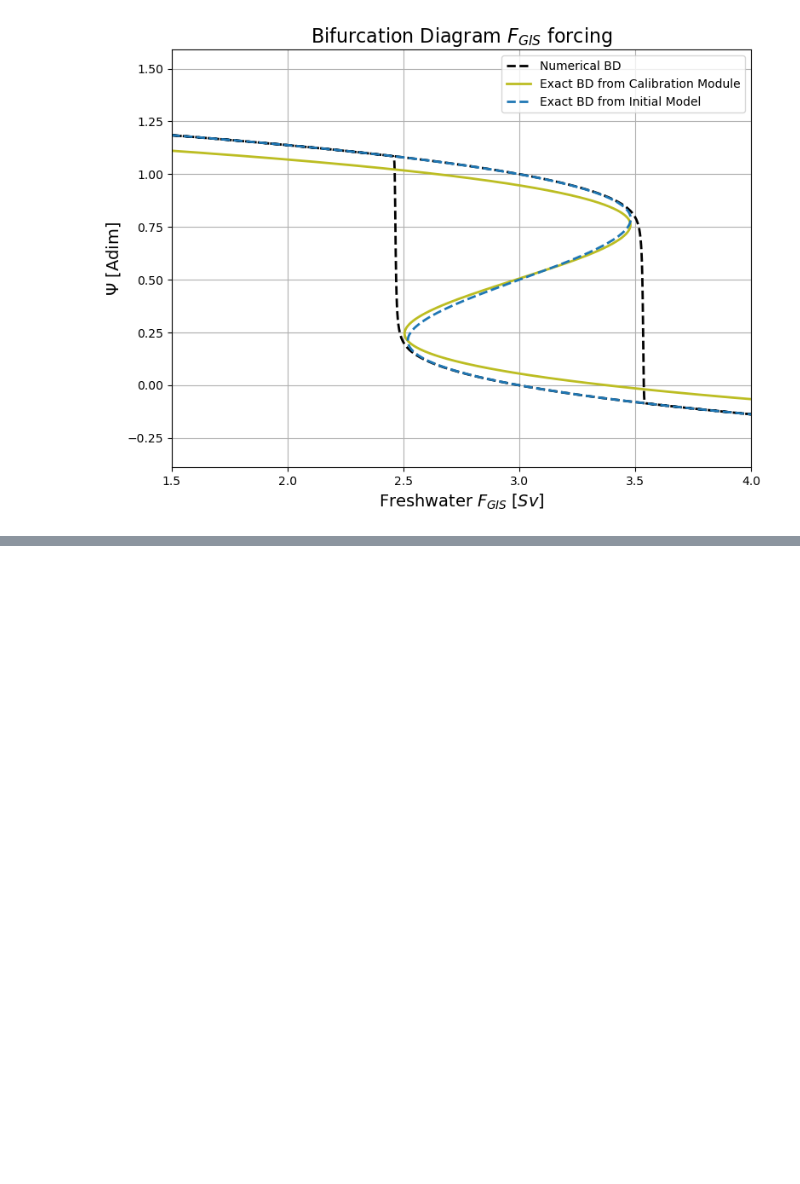
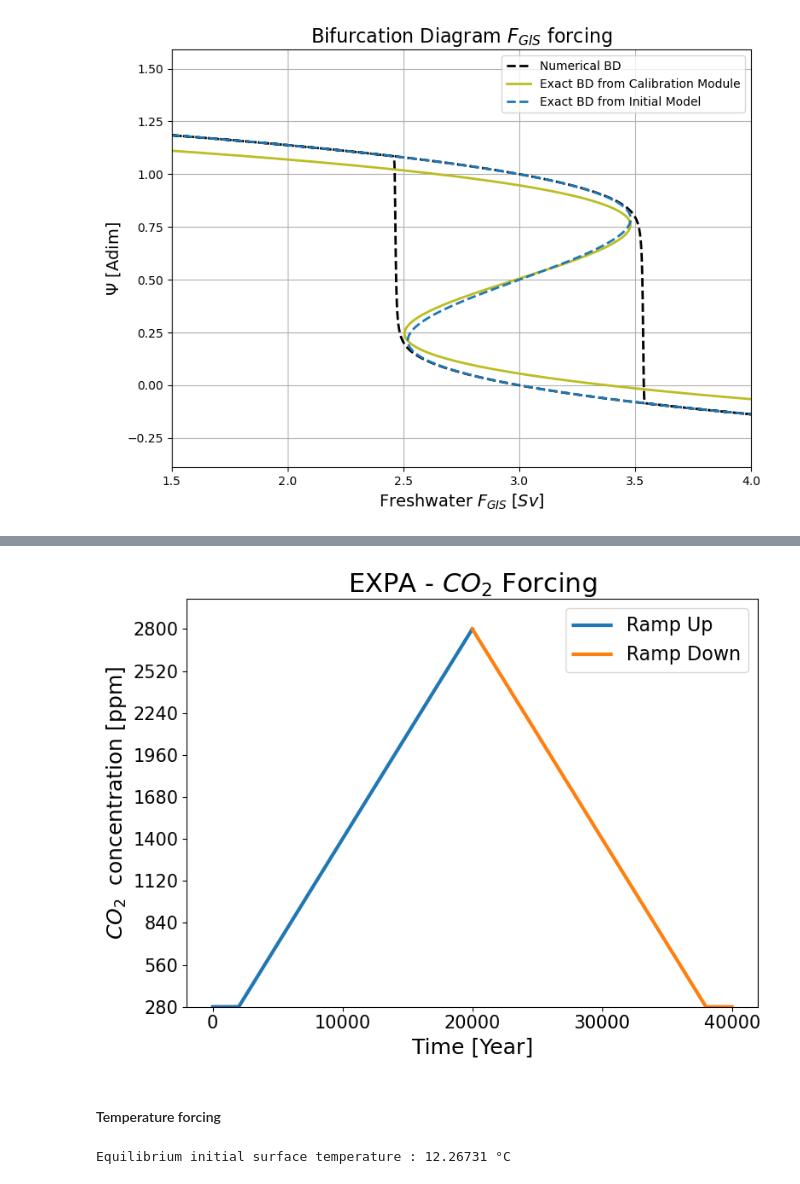
Before and after one commit to VUB-HYDR/2025_Laridon_etal_ORE, a Jupyter notebook: ATCM.ipynb, the cells around one changed output, grey strips where cells are left out. Drawn from its saved outputs; the diff is of its cells as text; code cells hidden in the pictures; blank space fills up the shorter version.

```diff
--- a/ATCM.ipynb
+++ b/ATCM.ipynb
@@ -840,0 +587,69 @@ plt.show()
+# %%
+### Forcing parameterization ###
+
+t_pi= 0
+t_0 = 2000
+t_half = 20000
+t_f = 38000
+t_end = 40000
+co2_min = 280
+co2_max = 2800
+
+time_pre_ramp_up = np.arange(t_pi,t_0,1)
+time_ramp_up = np.arange(t_0,t_half,1)
+time_ramp_up_total = np.arange(t_pi,t_half,1)
+time_ramp_down = np.arange(t_half,t_f,1)
+time_post_ramp_down = np.arange(t_f,t_end,1)
+time_ramp_down_total = np.arange(t_half,t_end,1)
+time = np.arange(t_0,t_f,1)
+
+eq_pre_ramp_up = interpolate.interp1d([t_pi,t_0],[co2_min,co2_min],bounds_error= False, fill_value=0)
+eq_pre_ramp_up_forcing = eq_pre_ramp_up(time_pre_ramp_up)
+
+co2_ramp_up = interpolate.interp1d([t_0,t_half],[co2_min,co2_max],bounds_error= False, fill_value=0)
+co2_ramp_up_forcing = co2_ramp_up(time_ramp_up)
+
+co2_ramp_up_total_forcing = np.concatenate((eq_pre_ramp_up_forcing,co2_ramp_up_forcing))
+
+co2_ramp_down = interpolate.interp1d([t_half,t_f],[co2_max,co2_min],bounds_error= False, fill_value=0)
+co2_ramp_down_forcing = co2_ramp_down(time_ramp_down)
+
+eq_post_ramp_down = interpolate.interp1d([t_f,t_end],[co2_min,co2_min],bounds_error= False, fill_value=0)
+eq_post_ramp_down_forcing = eq_post_ramp_down(time_post_ramp_down)
+
+co2_ramp_down_total_forcing = np.concatenate((co2_ramp_down_forcing,eq_post_ramp_down_forcing))
+
+### Plot ###
+
+plt.figure(figsize=(8,6))
+plt.plot(time_ramp_up_total,co2_ramp_up_total_forcing,label='Ramp Up',lw=3)
+plt.plot(time_ramp_down_total,co2_ramp_down_total_forcing,label='Ramp Down',lw=3)
+#plt.plot(year_ExpA, global_pCO2*1e6)
+plt.title("EXPA - " + r"$CO_{2}$"+" Forcing",fontsize=22)
+plt.xlabel("Time [Year]",fontsize=18)
+plt.ylabel(r"$CO_2\;$ concentration [ppm]",fontsize=18)
+plt.ylim(280,3000)
+plt.yticks(np.arange(280, 3000, step=280))
+plt.xticks(np.arange(0,50000, step=10000))
+plt.tick_params(axis='both',labelsize=15)
+plt.legend(fontsize=16)
+plt.tight_layout()
+plt.savefig(figures_path+'EXPA_CO2_forcing',dpi=500)
+plt.show()
+# %% [output]
+[figure, added]
+# %% [markdown]
+#### Temperature forcing
+# %%
+### Computation of the global surface temperature anomaly ###
+eq_temp_cGenie = global_sat[0]
+global_sat_anomaly_cGenie = global_sat - eq_temp_cGenie
+print("Equilibrium initial surface temperature : {} °C".format(eq_temp_cGenie))
+
+## Ramp Up temperature anomaly ##
+ramp_up_temp_anom = global_sat_anomaly_cGenie[0:499]
+
+## Ramp Down temperature anomaly ##
+ramp_down_temp_anom = global_sat_anomaly_cGenie[498:]
+# %% [output]
+Equilibrium initial surface temperature : 12.26731 °C
```
Also changed, not shown: parts of 63 cells of this notebook, 16 other files.
